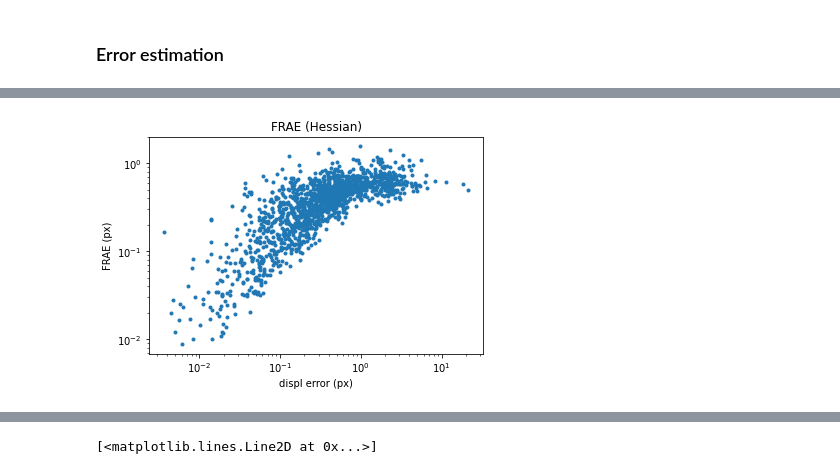
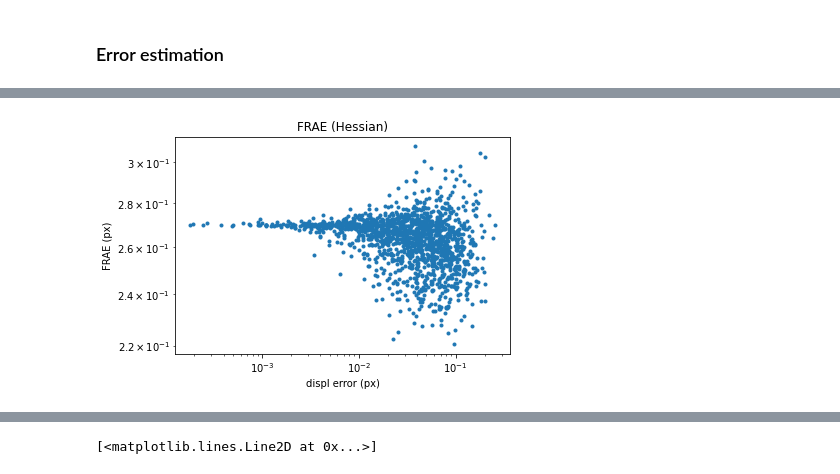
Before and after one commit to xdze2/stretchablecorr, a Jupyter notebook: error_estimation_artif.ipynb, the cells around one changed output, grey strips where cells are left out. Cells and saved outputs as stored; diff of their text form; code cells hidden in the pictures.

```diff
--- a/error_estimation_artif.ipynb
+++ b/error_estimation_artif.ipynb
@@ -86,7 +67,7 @@ def avg_radius(u):
     d = np.sqrt(np.sum((u-u.mean(axis=0))**2, axis=1))
     return d.mean()
 # %%
-params = {'window_half_size': 20,
+params = {'window_half_size': 10,
           'coarse_search':False,
           'phase': False,
           'method':'opti' }
@@ -94,13 +75,14 @@ params = {'window_half_size': 20,
 displ, errors = sample_N(I, I, 0.2, params, 1500, random=True)
 
 displ = np.sqrt(np.sum(displ**2, axis=1))
-
-plt.title('FRAE (Hessian)')
-plt.loglog(displ, errors[:, 1], '.')
-plt.xlabel('displ error (px)');
-plt.ylabel('FRAE (px)');
-# %% [output]
-[figure, removed]
+# %%
+plt.title('FRAE (Hessian)')
+plt.loglog(displ, np.sqrt(np.abs(errors[:, 1])), '.')
+#plt.loglog([1e-2, 1], [1e-2, 1], '-r')
+plt.xlabel('displ error (px)');
+plt.ylabel('FRAE (px)');
+# %% [output]
+[figure, added]
 # %%
 plt.title('z-score')
 plt.semilogx(displ, errors[:, 2], '.')
```
Also changed, not shown: parts of 7 cells of this notebook, 2 other files.
